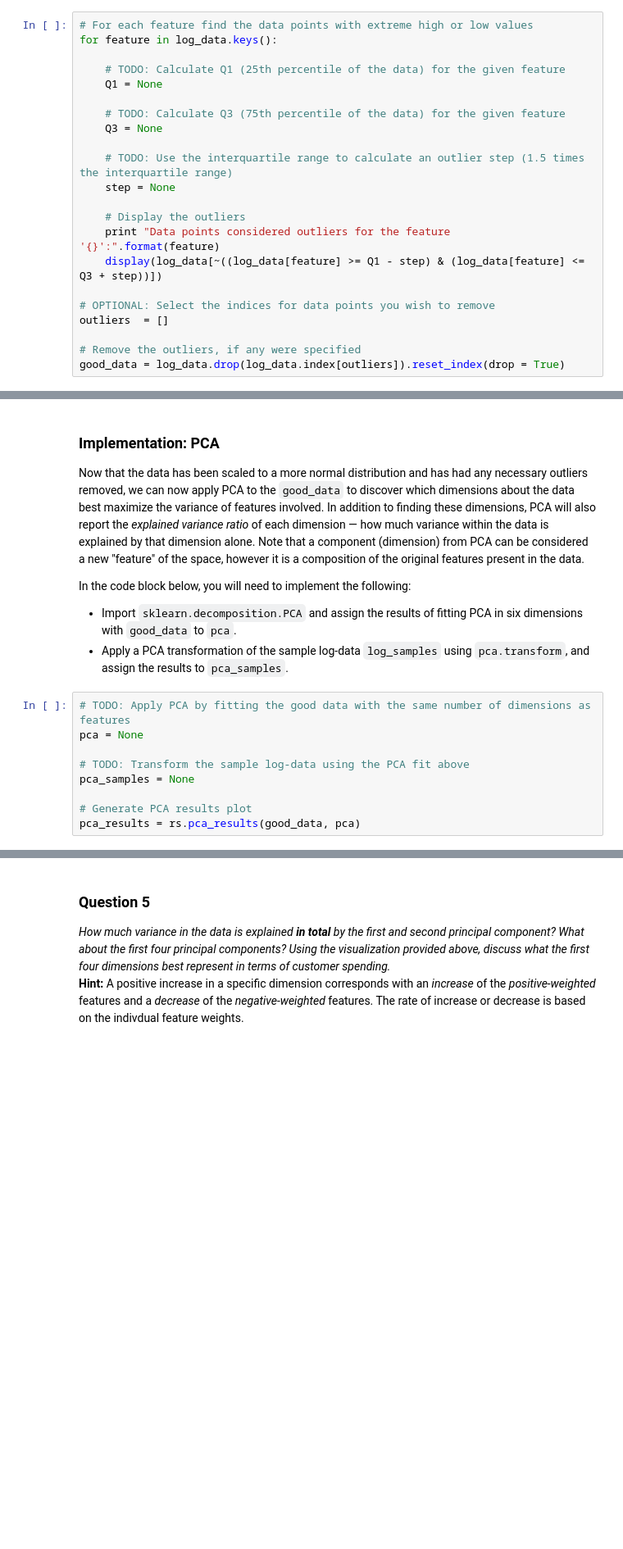
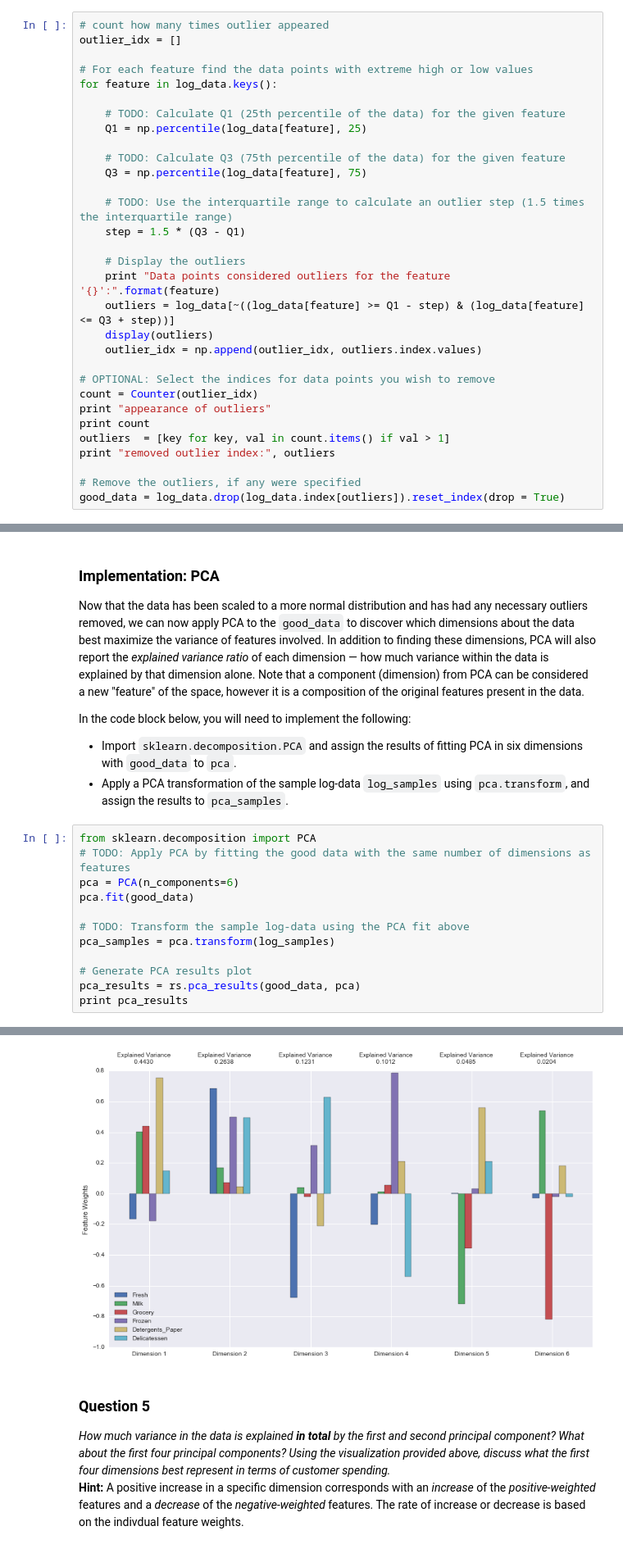
Before and after one commit to h-shib/creating_customer_segments, a Jupyter notebook: customer_segments.ipynb, the cells around one changed output, grey strips where cells are left out. Shown at 82% size. Saved outputs shown, nothing was run; the diff lists cells and outputs as text; blank space fills up the shorter version.

```diff
--- a/customer_segments.ipynb
+++ b/customer_segments.ipynb
@@ -208,24 +219,33 @@ In the code block below, you will need to implement the following:
 **NOTE:** If you choose to remove any outliers, ensure that the sample data does not contain any of these points!
 Once you have performed this implementation, the dataset will be stored in the variable `good_data`.
 # %%
+# count how many times outlier appeared
+outlier_idx = []
+
 # For each feature find the data points with extreme high or low values
 for feature in log_data.keys():
 
     # TODO: Calculate Q1 (25th percentile of the data) for the given feature
-    Q1 = None
+    Q1 = np.percentile(log_data[feature], 25)
 
     # TODO: Calculate Q3 (75th percentile of the data) for the given feature
-    Q3 = None
+    Q3 = np.percentile(log_data[feature], 75)
 
     # TODO: Use the interquartile range to calculate an outlier step (1.5 times the interquartile range)
-    step = None
+    step = 1.5 * (Q3 - Q1)
 
     # Display the outliers
     print "Data points considered outliers for the feature '{}':".format(feature)
-    display(log_data[~((log_data[feature] >= Q1 - step) & (log_data[feature] <= Q3 + step))])
+    outliers = log_data[~((log_data[feature] >= Q1 - step) & (log_data[feature] <= Q3 + step))]
+    display(outliers)
+    outlier_idx = np.append(outlier_idx, outliers.index.values)
 
 # OPTIONAL: Select the indices for data points you wish to remove
-outliers  = []
+count = Counter(outlier_idx)
+print "appearance of outliers"
+print count
+outliers  = [key for key, val in count.items() if val > 1]
+print "removed outlier index:", outliers
 
 # Remove the outliers, if any were specified
 good_data = log_data.drop(log_data.index[outliers]).reset_index(drop = True)
@@ -246,11 +331,15 @@ In the code block below, you will need to implement the following:
  - Import `sklearn.decomposition.PCA` and assign the results of fitting PCA in six dimensions with `good_data` to `pca`.
  - Apply a PCA transformation of the sample log-data `log_samples` using `pca.transform`, and assign the results to `pca_samples`.
 # %%
+from sklearn.decomposition import PCA
 # TODO: Apply PCA by fitting the good data with the same number of dimensions as features
-pca = None
+pca = PCA(n_components=6)
+pca.fit(good_data)
 
 # TODO: Transform the sample log-data using the PCA fit above
-pca_samples = None
+pca_samples = pca.transform(log_samples)
 
 # Generate PCA results plot
 pca_results = rs.pca_results(good_data, pca)
+print pca_results
+# %% [output]
@@ -257,3 +361,4 @@ pca_results = rs.pca_results(good_data, pca)
+[figure, added]
 # %% [markdown]
 ### Question 5
 *How much variance in the data is explained* ***in total*** *by the first and second principal component? What about the first four principal components? Using the visualization provided above, discuss what the first four dimensions best represent in terms of customer spending.*
```
Also changed, not shown: parts of 11 cells of this notebook.
